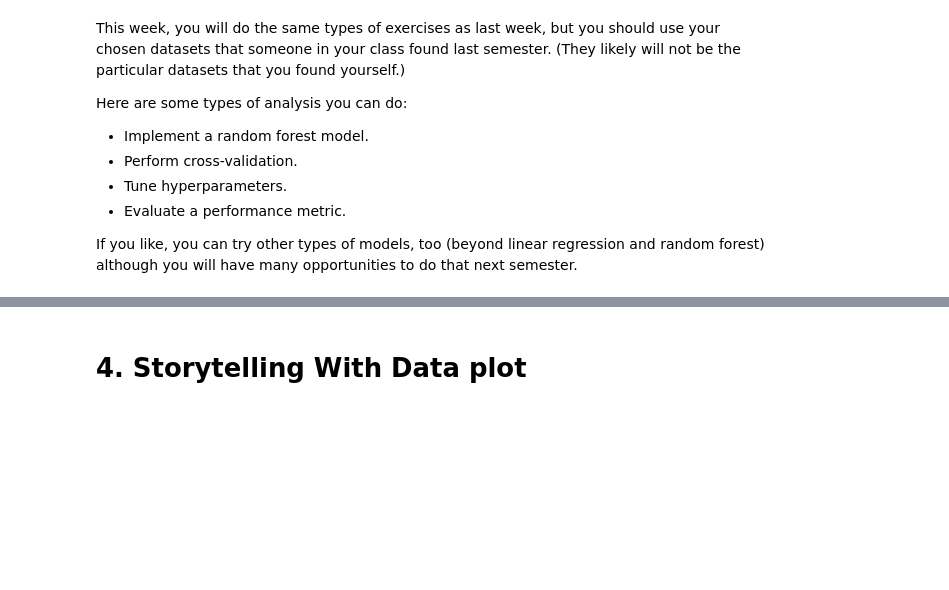
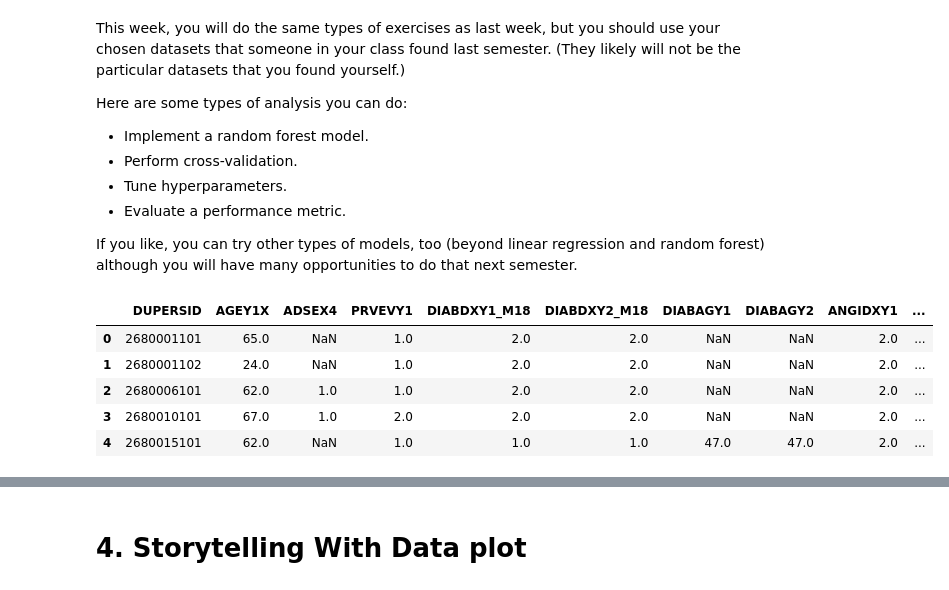
Before and after one commit to MiachenatBU/AIForLeader, a Jupyter notebook: OMDS-ModB2-Week11-Chen-Nemin.ipynb, the cells around one changed output, grey strips where cells are left out. Drawn from its saved outputs; the diff is of its cells as text; code cells hidden in the pictures; blank space fills up the shorter version.

```diff
--- a/OMDS-ModB2-Week11-Chen-Nemin.ipynb
+++ b/OMDS-ModB2-Week11-Chen-Nemin.ipynb
@@ -75,3 +75,14 @@ Here are some types of analysis you can do:
 * Evaluate a performance metric.
 
 If you like, you can try other types of models, too (beyond linear regression and random forest) although you will have many opportunities to do that next semester.
+# %%
+data = pd.read_csv('CVD_data2.csv')
+# %%
+data.head()
+# %% [output]
+|  | DUPERSID | AGEY1X | ADSEX4 | PRVEVY1 | DIABDXY1_M18 | DIABDXY2_M18 | DIABAGY1 | DIABAGY2 | ANGIDXY1 | ... |
+| 0 | 2680001101 | 65.0 | NaN | 1.0 | 2.0 | 2.0 | NaN | NaN | 2.0 | ... |
+| 1 | 2680001102 | 24.0 | NaN | 1.0 | 2.0 | 2.0 | NaN | NaN | 2.0 | ... |
+| 2 | 2680006101 | 62.0 | 1.0 | 1.0 | 2.0 | 2.0 | NaN | NaN | 2.0 | ... |
+| 3 | 2680010101 | 67.0 | 1.0 | 2.0 | 2.0 | 2.0 | NaN | NaN | 2.0 | ... |
+| 4 | 2680015101 | 62.0 | NaN | 1.0 | 1.0 | 1.0 | 47.0 | 47.0 | 2.0 | ... |
```
Also changed, not shown: parts of 13 cells of this notebook, 2 other files.
